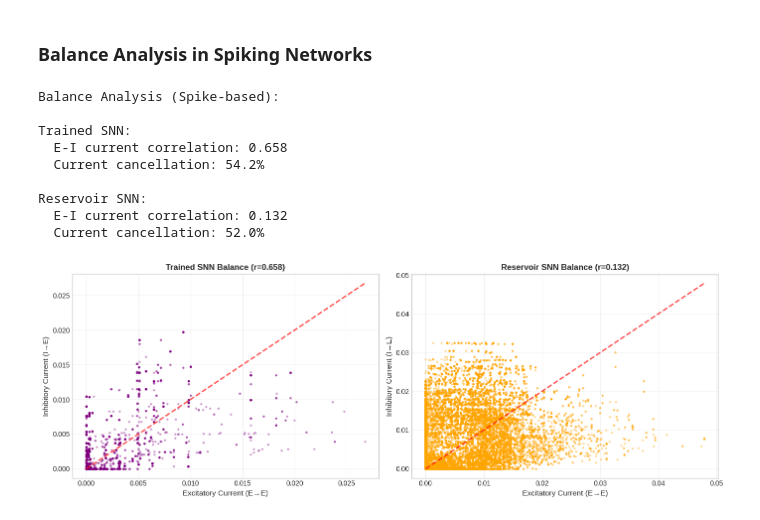
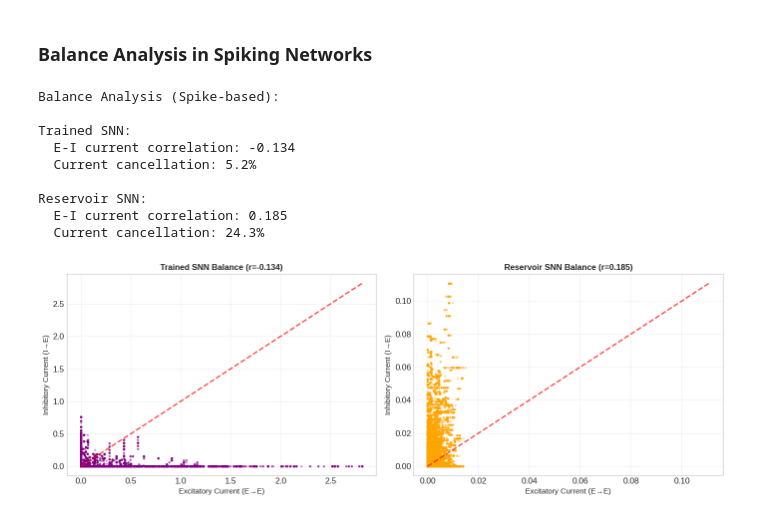
Before and after one commit to CNNC-Lab/RNNs-tutorial, a Jupyter notebook: notebooks/03_balanced_spiking_network.ipynb, the cells around one changed output. Saved outputs shown, nothing was run; the diff lists cells and outputs as text; code cells hidden in the pictures.

```diff
--- a/notebooks/03_balanced_spiking_network.ipynb
+++ b/notebooks/03_balanced_spiking_network.ipynb
@@ -450,16 +559,15 @@ print("  Same fast neurons and architecture as trained model")
 print("  Only recurrent weights are fixed (random)")
 print()
 
-model_reservoir = BalancedSpikingRNN(
+model_reservoir = BalancedSpikingNetwork(
     input_size=3,
-    n_excitatory=128,  # Same as trained
-    n_inhibitory=32,
+    n_excitatory=128,  # Same as trained (reduced for speed)
+    n_inhibitory=32,   # Same as trained
     output_size=3,
-    tau_e=2.0,        # Fast neurons
-    tau_i=1.0,
-    v_thresh=0.5,     # Low threshold
-    dt=1.0,
-    trainable_weights=False  # Fix recurrent weights!
+    tau_mem_e=2.0,        # Fast neurons
+    tau_mem_i=1.0,
+    fixed_weights=True,  # Fix recurrent weights!
+    readout_mode='rate'
 ).to(device)
 
 n_params_reservoir = sum(p.numel() for p in model_reservoir.parameters() if p.requires_grad)
@@ -836,8 +958,10 @@ print(f"Reservoir SNN overall R²: {metrics_reservoir['r2']:.4f}")
 # Analyze E/I balance using spike-based currents
 n_vis = 200
 
-# For trained model
-W_ee, W_ei, W_ie, W_ii = model_trained.get_dale_weights()
+# For trained model - access weights with Dale's law (positive after ReLU)
+W_ee = F.relu(model_trained.cell.W_ee)
+W_ei = F.relu(model_trained.cell.W_ei)
+
 spike_rates_e = spikes_e_trained[:n_vis].mean(axis=1)  # (n_vis, n_e)
 spike_rates_i = spikes_i_trained[:n_vis].mean(axis=1)  # (n_vis, n_i)
 
@@ -850,15 +974,17 @@ I_e_from_i_trained = torch.matmul(sample_i, W_ei.t()).cpu().detach().numpy()
 I_e_net_trained = I_e_from_e_trained - I_e_from_i_trained
 
 # For reservoir model
-W_ee_res, W_ei_res, W_ie_res, W_ii_res = model_reservoir.get_dale_weights()
+W_ee_res = F.relu(model_reservoir.cell.W_ee)
+W_ei_res = F.relu(model_reservoir.cell.W_ei)
+
 spike_rates_e_res = spikes_e_reservoir[:n_vis].mean(axis=1)
 spike_rates_i_res = spikes_i_reservoir[:n_vis].mean(axis=1)
 
 sample_e_res = torch.tensor(spike_rates_e_res, dtype=torch.float32).to(device)
 sample_i_res = torch.tensor(spike_rates_i_res, dtype=torch.float32).to(device)
 
-I_e_from_e_reservoir = torch.matmul(sample_e_res, W_ee_res.t()).cpu().numpy()
-I_e_from_i_reservoir = torch.matmul(sample_i_res, W_ei_res.t()).cpu().numpy()
+I_e_from_e_reservoir = torch.matmul(sample_e_res, W_ee_res.t()).cpu().detach().numpy()
+I_e_from_i_reservoir = torch.matmul(sample_i_res, W_ei_res.t()).cpu().detach().numpy()
 I_e_net_reservoir = I_e_from_e_reservoir - I_e_from_i_reservoir
 
 # Compute balance metrics
@@ -886,38 +1012,38 @@ ax = axes[0]
 ax.scatter(I_e_from_e_trained.flatten(), I_e_from_i_trained.flatten(),
            alpha=0.3, s=5, color='purple')
 min_val = min(I_e_from_e_trained.min(), I_e_from_i_trained.min())
 max_val = max(I_e_from_e_trained.max(), I_e_from_i_trained.max())
 ax.plot([min_val, max_val], [min_val, max_val], 'r--', linewidth=2, alpha=0.7)
 ax.set_xlabel('Excitatory Current (E→E)', fontsize=11)
 ax.set_ylabel('Inhibitory Current (I→E)', fontsize=11)
 ax.set_title(f'Trained SNN Balance (r={corr_trained:.3f})', fontsize=12, fontweight='bold')
 ax.grid(True, alpha=0.3)
 
 # Reservoir model
 ax = axes[1]
 ax.scatter(I_e_from_e_reservoir.flatten(), I_e_from_i_reservoir.flatten(),
            alpha=0.3, s=5, color='orange')
 min_val = min(I_e_from_e_reservoir.min(), I_e_from_i_reservoir.min())
 max_val = max(I_e_from_e_reservoir.max(), I_e_from_i_reservoir.max())
 ax.plot([min_val, max_val], [min_val, max_val], 'r--', linewidth=2, alpha=0.7)
 ax.set_xlabel('Excitatory Current (E→E)', fontsize=11)
 ax.set_ylabel('Inhibitory Current (I→E)', fontsize=11)
 ax.set_title(f'Reservoir SNN Balance (r={corr_reservoir:.3f})', fontsize=12, fontweight='bold')
 ax.grid(True, alpha=0.3)
 
 plt.tight_layout()
 plt.show()
 # %% [output]
 Balance Analysis (Spike-based):
 
 Trained SNN:
-  E-I current correlation: 0.658
-  Current cancellation: 54.2%
+  E-I current correlation: -0.134
+  Current cancellation: 5.2%
 
 Reservoir SNN:
-  E-I current correlation: 0.132
-  Current cancellation: 52.0%
+  E-I current correlation: 0.185
+  Current cancellation: 24.3%
-[figure, old version]
+[figure, new version]
 # %% [markdown]
 ## Summary
 
```
Also changed, not shown: parts of 17 cells of this notebook, 5 other files.
